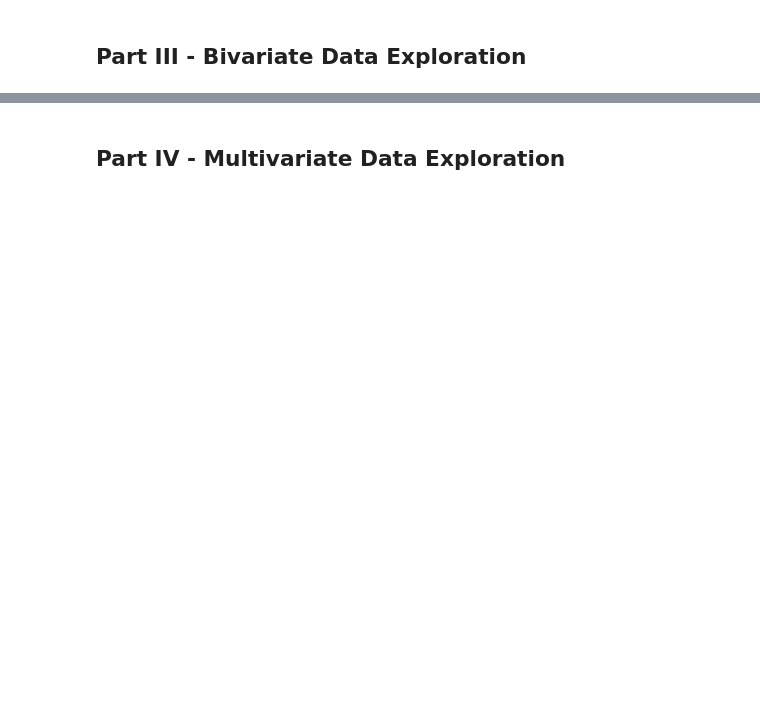
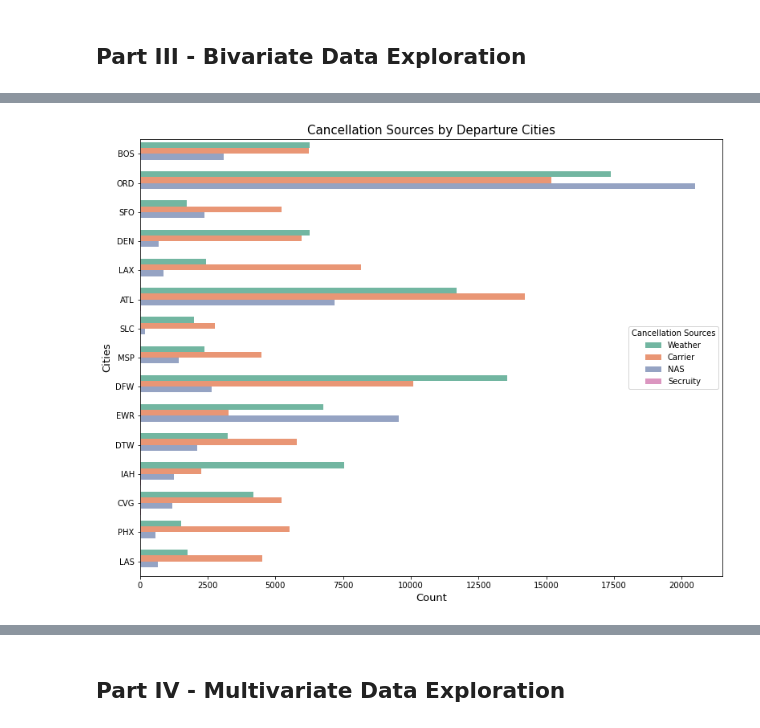
Before and after one commit to mozaini/Visualization_Project, a Jupyter notebook: exploration_template.ipynb, the cells around one changed output, grey strips where cells are left out. Cells and saved outputs as stored; diff of their text form; code cells hidden in the pictures; blank space fills up the shorter version.

```diff
--- a/exploration_template.ipynb
+++ b/exploration_template.ipynb
@@ -269,0 +325,3 @@ plt.ylabel('Count of Delays');
+# %%
+citied_list = flight_df.Origin.value_counts().head(15).index.tolist()
+cities_df = flight_df[flight_df.Origin.isin(citied_list)]
@@ -269,0 +332,12 @@ plt.ylabel('Count of Delays');
+# %%
+plt.figure(figsize=(13,10))
+sns.color_palette("Set2")
+
+sns.countplot(data = cities_df , y = 'Origin', hue = 'CancellationCode', palette = "Set2");
+plt.legend(title='Cancellation Sources', loc=5, labels=['Weather', 'Carrier', 'NAS','Secruity'])
+plt.title('Cancellation Sources by Departure Cities', fontsize = 15)
+plt.ylabel('Cities',fontsize = 13)
+plt.xlabel('Count', fontsize= 13)
+plt.show();
+# %% [output]
+[figure, added]
```
Also changed, not shown: parts of 66 cells of this notebook.
